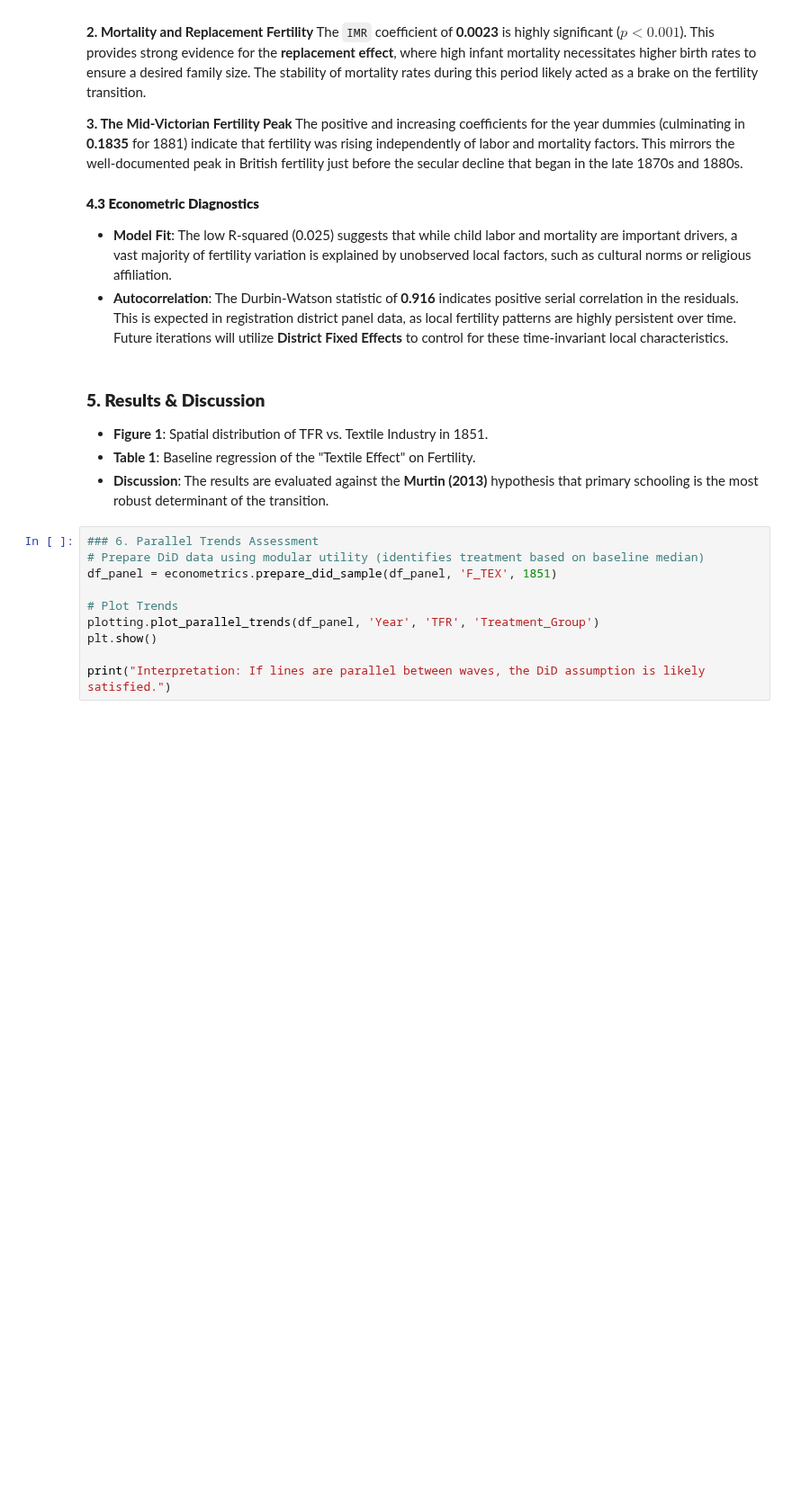
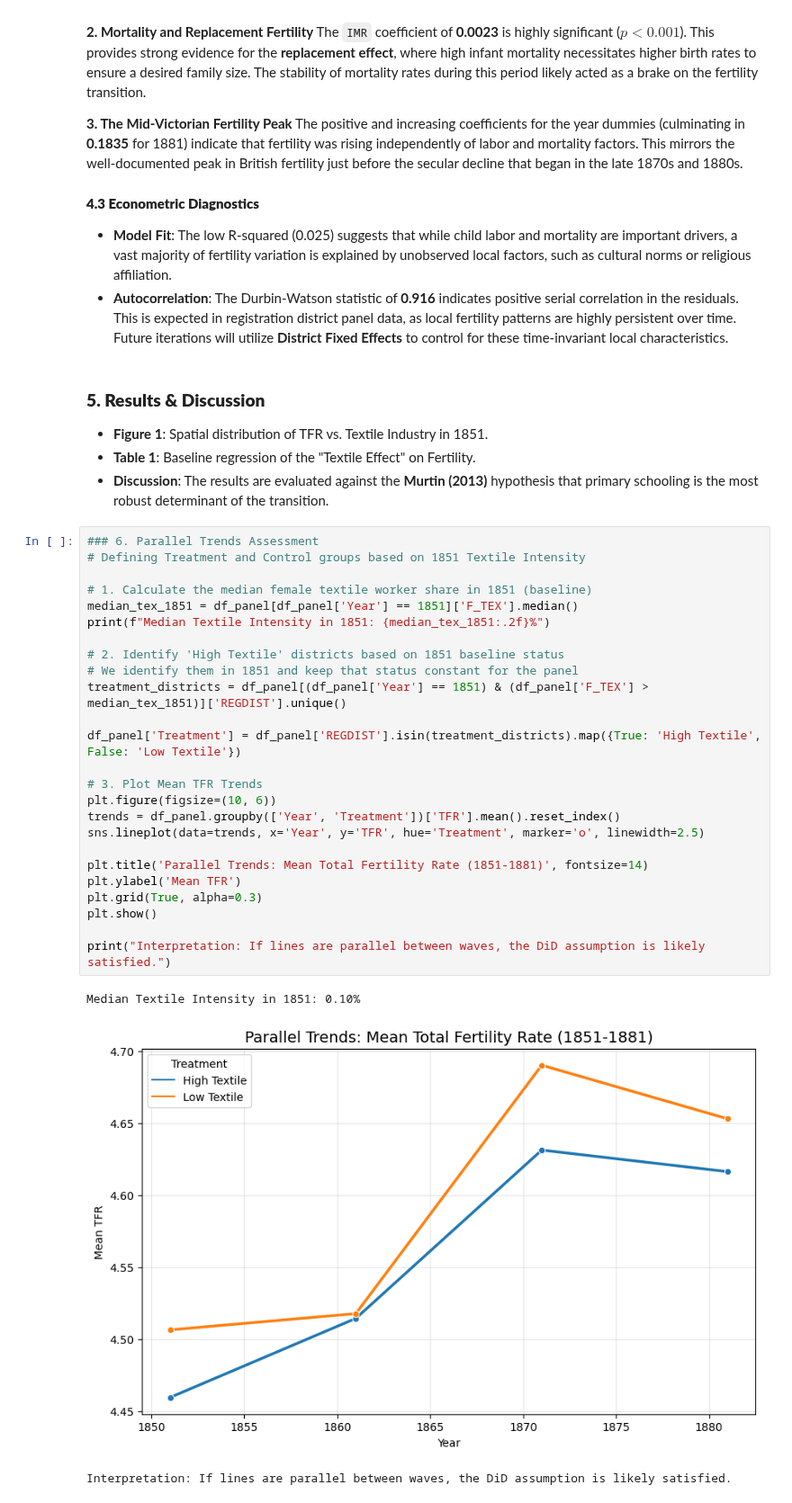
Before and after one commit to AntonEbsen/Demography, a Jupyter notebook: exam_project/notebooks/exam_project.ipynb, the cells around one changed output. Shown at 90% size. Drawn from its saved outputs; the diff is of its cells as text; blank space fills up the shorter version.

```diff
--- a/exam_project/notebooks/exam_project.ipynb
+++ b/exam_project/notebooks/exam_project.ipynb
@@ -319,12 +377,31 @@ The positive and increasing coefficients for the year dummies (culminating in **
 * **Discussion**: The results are evaluated against the **Murtin (2013)** hypothesis that primary schooling is the most robust determinant of the transition.
 # %%
 ### 6. Parallel Trends Assessment
-# Prepare DiD data using modular utility (identifies treatment based on baseline median)
-df_panel = econometrics.prepare_did_sample(df_panel, 'F_TEX', 1851)
+# Defining Treatment and Control groups based on 1851 Textile Intensity
 
-# Plot Trends
-plotting.plot_parallel_trends(df_panel, 'Year', 'TFR', 'Treatment_Group')
+# 1. Calculate the median female textile worker share in 1851 (baseline)
+median_tex_1851 = df_panel[df_panel['Year'] == 1851]['F_TEX'].median()
+print(f"Median Textile Intensity in 1851: {median_tex_1851:.2f}%")
+
+# 2. Identify 'High Textile' districts based on 1851 baseline status
+# We identify them in 1851 and keep that status constant for the panel
+treatment_districts = df_panel[(df_panel['Year'] == 1851) & (df_panel['F_TEX'] > median_tex_1851)]['REGDIST'].unique()
+
+df_panel['Treatment'] = df_panel['REGDIST'].isin(treatment_districts).map({True: 'High Textile', False: 'Low Textile'})
+
+# 3. Plot Mean TFR Trends
+plt.figure(figsize=(10, 6))
+trends = df_panel.groupby(['Year', 'Treatment'])['TFR'].mean().reset_index()
+sns.lineplot(data=trends, x='Year', y='TFR', hue='Treatment', marker='o', linewidth=2.5)
+
+plt.title('Parallel Trends: Mean Total Fertility Rate (1851-1881)', fontsize=14)
+plt.ylabel('Mean TFR')
+plt.grid(True, alpha=0.3)
 plt.show()
 
 print("Interpretation: If lines are parallel between waves, the DiD assumption is likely satisfied.")
+# %% [output]
+Median Textile Intensity in 1851: 0.10%
+[figure, added]
+Interpretation: If lines are parallel between waves, the DiD assumption is likely satisfied.
 # %%
```
Also changed, not shown: parts of 15 cells of this notebook, 5 other files.
